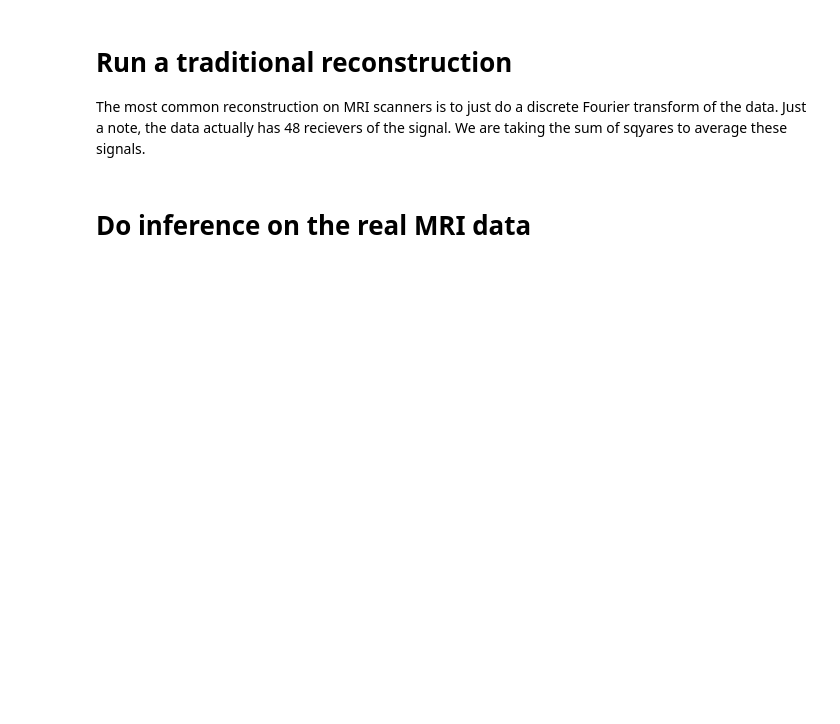
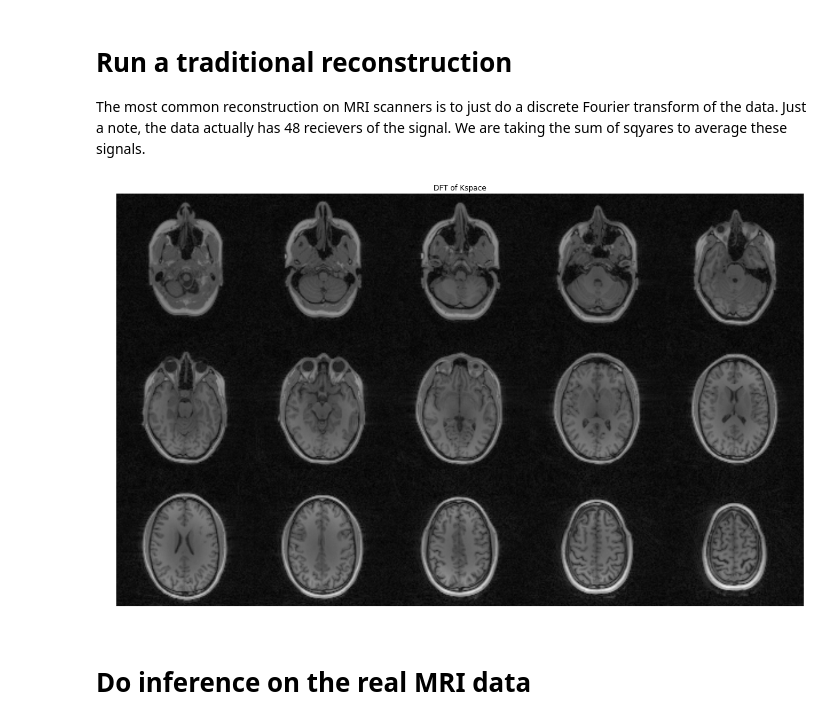
Before and after one commit to kmjohnson3/ML4MI_BootCamp, a Jupyter notebook: ImageReconstruction/CoLab_AutoMap_Recon.ipynb, the cells around one changed output. Drawn from its saved outputs; the diff is of its cells as text; code cells hidden in the pictures; blank space fills up the shorter version.

Commit message:
Updated actual MRI recon data.

```diff
--- a/ImageReconstruction/CoLab_AutoMap_Recon.ipynb
+++ b/ImageReconstruction/CoLab_AutoMap_Recon.ipynb
@@ -464,0 +495,12 @@ plt.show()
+# %%
+# Load a Kspace dataset from an actual acquisition
+with h5py.File('/home/Example_MRI_Data.h5','r') as hf:
+    kspace_mri = np.array(hf['Kspace'])
+
+#Crop Kspace
+crop = ( kspace_mri.shape[-2] - N ) // 2
+kspace_mri = kspace_mri[...,::subsample,crop:-crop]
+
+print(f'Kspace size = {kspace_mri.shape} [ channels, slices, Nx, Ny], type = {kspace_mri.dtype}')
+coils = kspace_mri.shape[0]
+slices = kspace_mri.shape[1]
@@ -467,21 +511,23 @@ plt.show()
 The most common reconstruction on MRI scanners is to just do a discrete Fourier transform of the data. Just a note, the data actually has 48 recievers of the signal. We are taking the sum of sqyares to average these signals.
 # %%
 # Traditional recon of fully sampled data
-x_mri_full = np.fft.ifftn(x_mri,axes=(3,))
+image_full = np.fft.ifftn(kspace_mri,axes=(-1,))
 
 # do sum of squares to average coils (detectors)
-x_mri_full = np.sum(abs(x_mri_full),axis=1)
-x_mri_full = np.sqrt(x_mri_full)
+image_full = np.sum(abs(image_full),axis=0)
+image_full = np.sqrt(image_full)
 
 # Make a montage (there are other options)
-plot_image = montage(x_mri_full[:,64:192,:])
+plot_image = montage(image_full[8::2,:,:])
 
 # Show the image
 plt.figure(figsize=(20,20))
-plt.imshow(plot_image,aspect=1/3,interpolation='bilinear',cmap='gray')
+plt.imshow(plot_image,aspect=1,interpolation='bilinear',cmap='gray')
 plt.axis('off')
 plt.title('DFT of Kspace')
 plt.show()
+# %% [output]
+[figure, added]
 # %% [markdown]
 # Do inference on the real MRI data
 # %%
```
Also changed, not shown: parts of 16 cells of this notebook.
